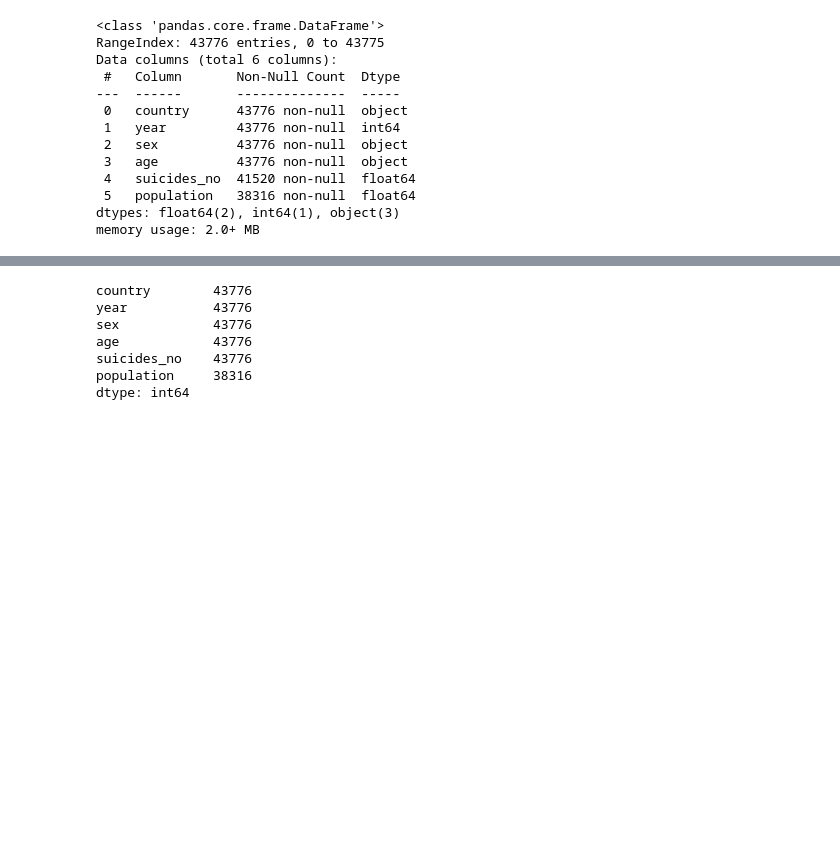
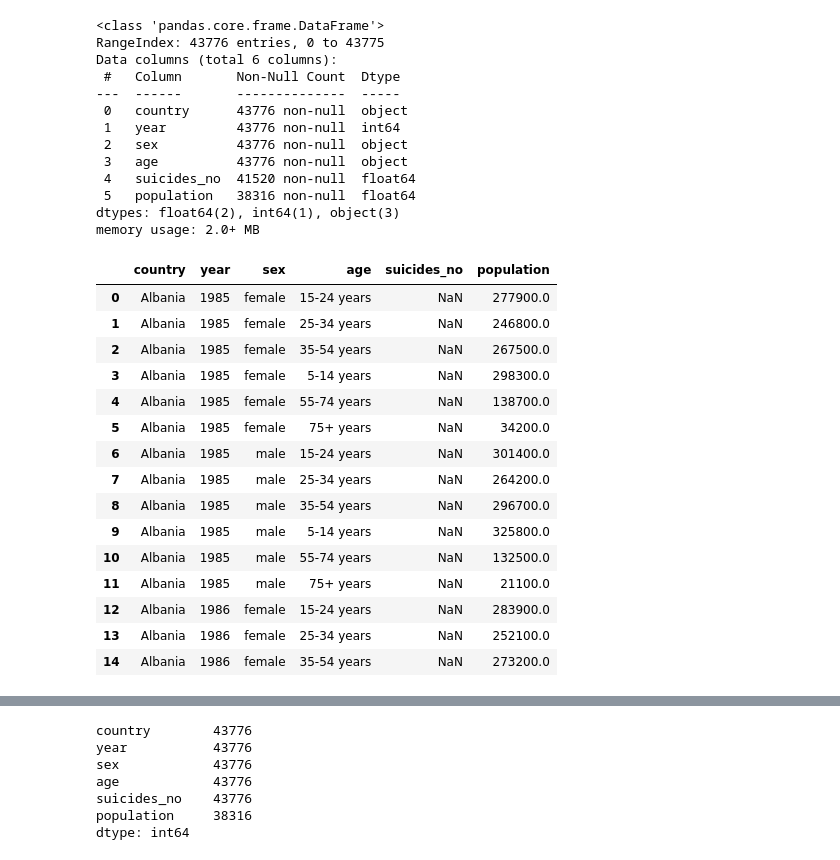
Before and after one commit to vicenadm04/suicidios, a Jupyter notebook: suicide_statics.ipynb, the cells around one changed output, grey strips where cells are left out. Drawn from its saved outputs; the diff is of its cells as text; code cells hidden in the pictures; blank space fills up the shorter version.

```diff
--- a/suicide_statics.ipynb
+++ b/suicide_statics.ipynb
@@ -20,3 +18,22 @@ Data columns (total 6 columns):
  5   population   38316 non-null  float64
 dtypes: float64(2), int64(1), object(3)
 memory usage: 2.0+ MB
+# %%
+data.head(15)
+# %% [output]
+|  | country | year | sex | age | suicides_no | population |
+| 0 | Albania | 1985 | female | 15-24 years | NaN | 277900.0 |
+| 1 | Albania | 1985 | female | 25-34 years | NaN | 246800.0 |
+| 2 | Albania | 1985 | female | 35-54 years | NaN | 267500.0 |
+| 3 | Albania | 1985 | female | 5-14 years | NaN | 298300.0 |
+| 4 | Albania | 1985 | female | 55-74 years | NaN | 138700.0 |
+| 5 | Albania | 1985 | female | 75+ years | NaN | 34200.0 |
+| 6 | Albania | 1985 | male | 15-24 years | NaN | 301400.0 |
+| 7 | Albania | 1985 | male | 25-34 years | NaN | 264200.0 |
+| 8 | Albania | 1985 | male | 35-54 years | NaN | 296700.0 |
+| 9 | Albania | 1985 | male | 5-14 years | NaN | 325800.0 |
+| 10 | Albania | 1985 | male | 55-74 years | NaN | 132500.0 |
+| 11 | Albania | 1985 | male | 75+ years | NaN | 21100.0 |
+| 12 | Albania | 1986 | female | 15-24 years | NaN | 283900.0 |
+| 13 | Albania | 1986 | female | 25-34 years | NaN | 252100.0 |
+| 14 | Albania | 1986 | female | 35-54 years | NaN | 273200.0 |
```
Also changed, not shown: parts of 8 cells of this notebook.
